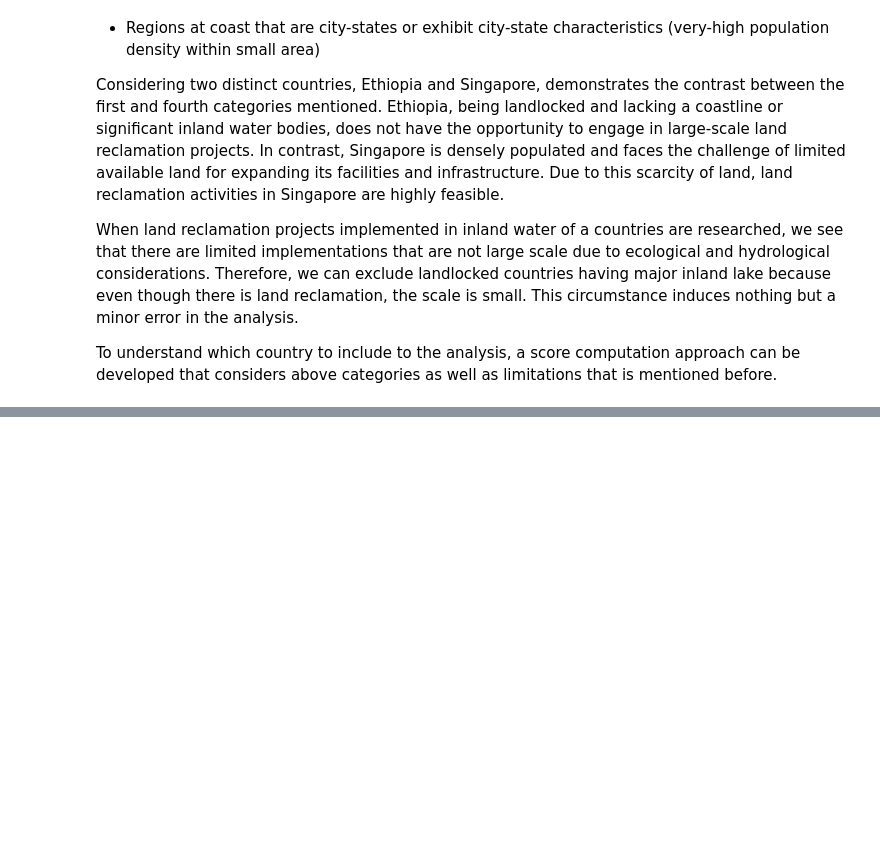
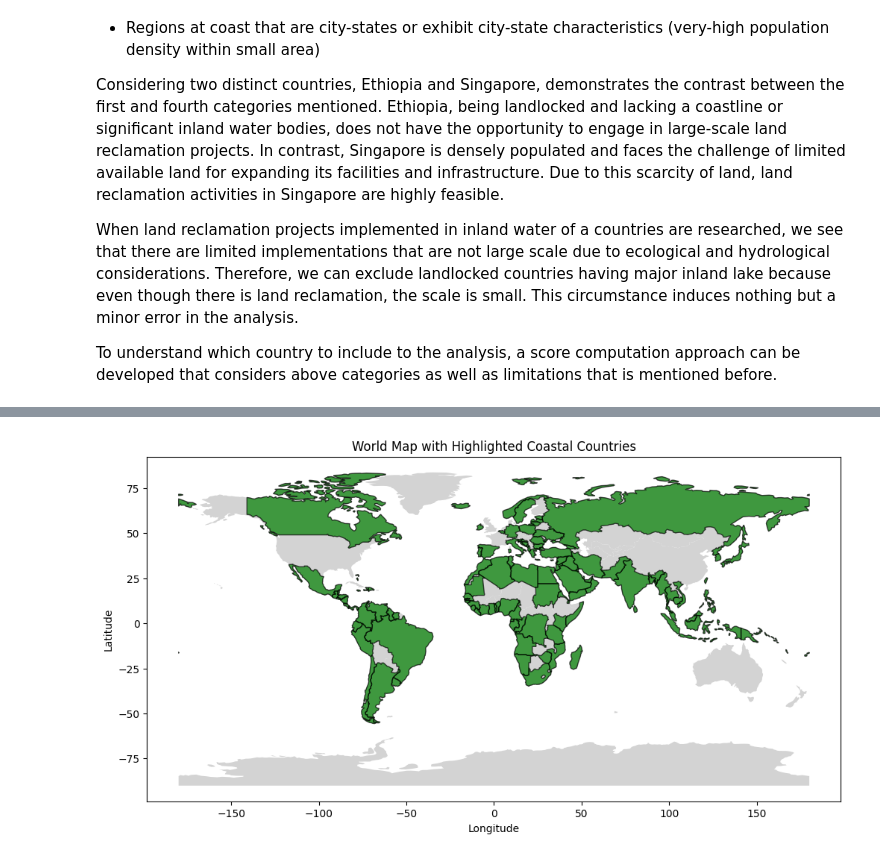
Before and after one commit to Cekomo/Land-Area-Increment-Analysis, a Jupyter notebook: Analysis_Report.ipynb, the cells around one changed output, grey strips where cells are left out. Cells and saved outputs as stored; diff of their text form; code cells hidden in the pictures; blank space fills up the shorter version.

Commit message:
add coastal countries analysis display & code

```diff
--- a/Analysis_Report.ipynb
+++ b/Analysis_Report.ipynb
@@ -87,0 +62,30 @@ West Bank, Zambia, Zimbabwe,
+# %%
+conn = connect_surface_area_db()
+
+world_map_url = 'https://naturalearth.s3.amazonaws.com/110m_cultural/ne_110m_admin_0_countries.zip'
+world = gpd.read_file(world_map_url)
+# Execute the query to get highlighted countries' ISO codes
+query = """SELECT iso_code FROM countries_coastal;"""
+highlighted_iso_codes = execute_query(query)
+
+# Filter the world geometries to include only the highlighted countries
+highlighted_world = world[world['SOV_A3'].isin(highlighted_iso_codes)]
+
+# Plot the world map
+fig, ax = plt.subplots(figsize=(12, 8))
+
+# Plot the world map first as the background
+world.plot(ax=ax, color='lightgrey')
+
+# Plot the highlighted countries on top of the world map
+highlighted_world.plot(ax=ax, color='green', edgecolor='black', alpha=0.7, label='Highlighted Countries')
+
+# Customize the plot
+ax.set_title('World Map with Highlighted Coastal Countries')
+ax.set_xlabel('Longitude')
+ax.set_ylabel('Latitude')
+
+# Show the plot
+plt.show()
+# %% [output]
+[figure, added]
```
Also changed, not shown: parts of 4 cells of this notebook, 2 other files.
